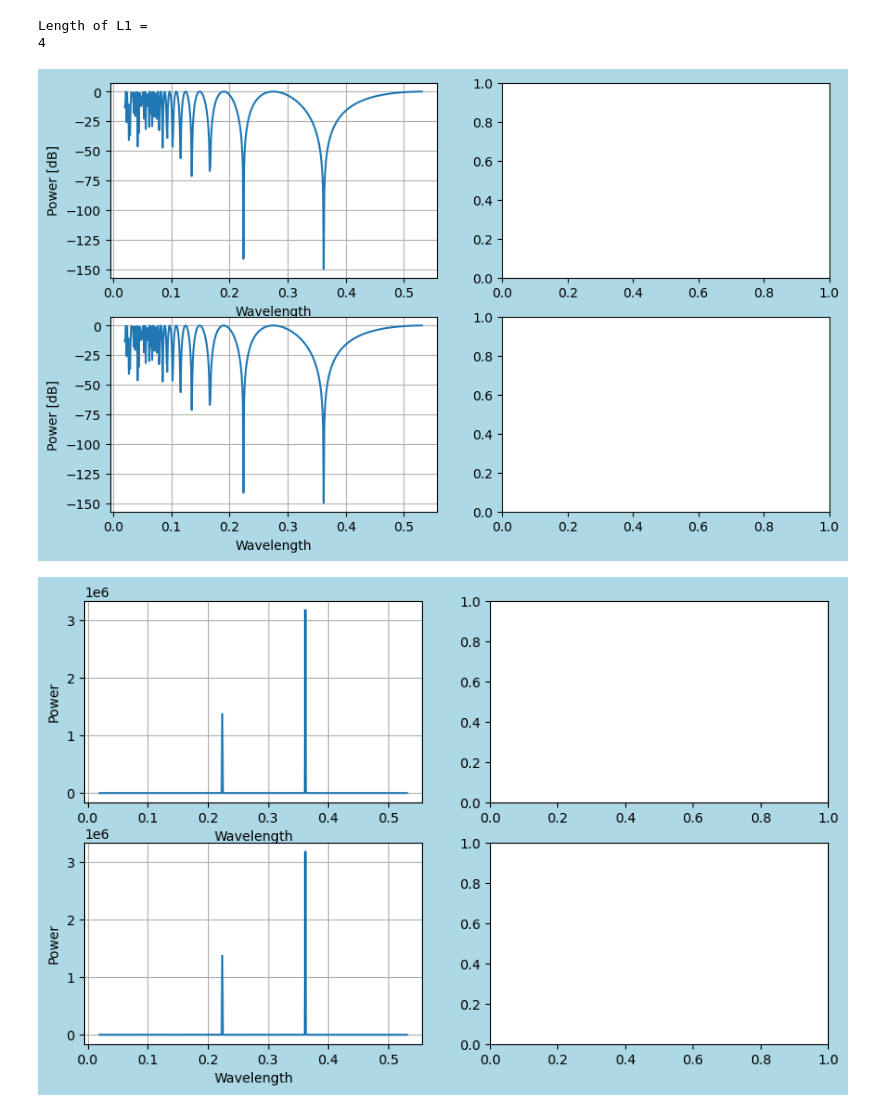
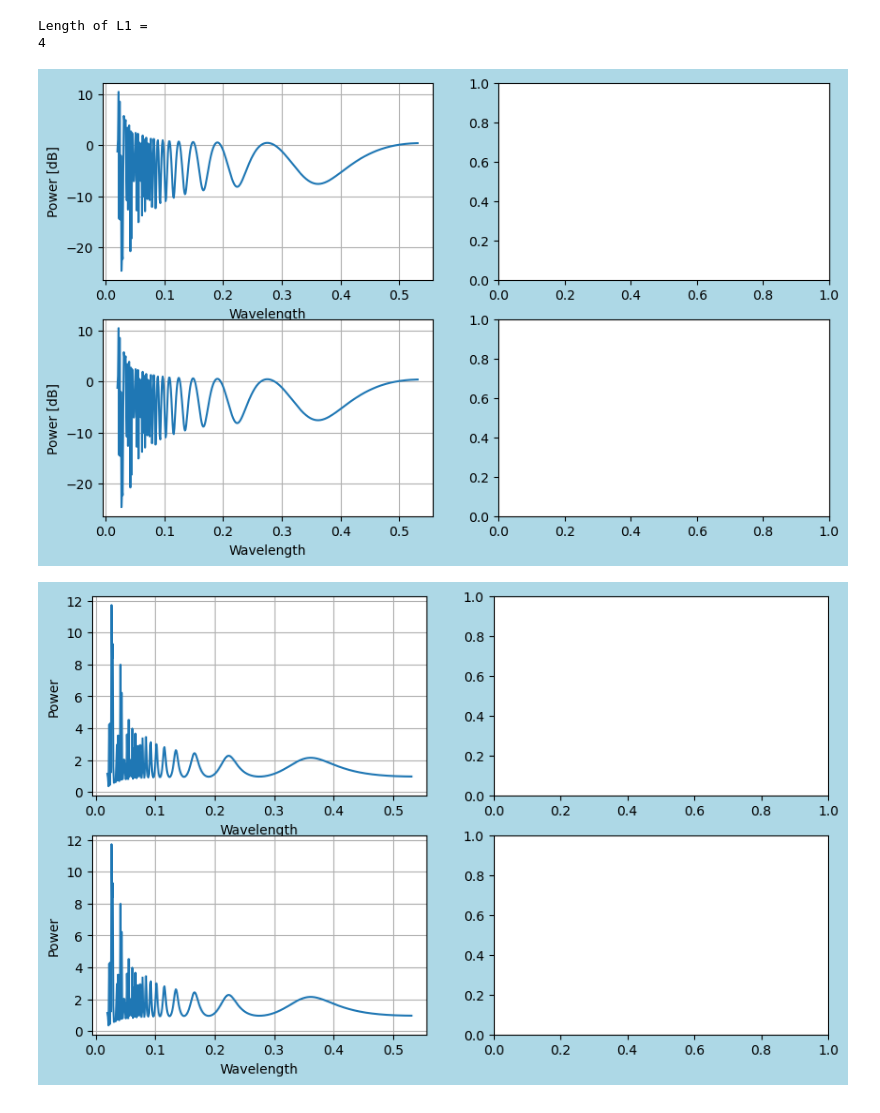
Before and after one commit to tacticstactics/Optical_thin_film_coating, a Jupyter notebook: Antireflection_main.ipynb, the cells around one changed output. Drawn from its saved outputs; the diff is of its cells as text; code cells hidden in the pictures.

```diff
--- a/Antireflection_main.ipynb
+++ b/Antireflection_main.ipynb
@@ -25,8 +25,8 @@ def transfermatrix(wl, n_name, th1):
     sigma = 2 * np.pi * n_index * th1/wl #phase [rad]
 
 
-    TM_intermedate = np.array([[np.cos(sigma),np.exp(1j)*np.sin(sigma)/n_index],
-                               [np.exp(1j)*np.sin(sigma)/n_index,np.cos(sigma)]])
+    TM_intermedate = np.array([[np.cos(sigma),1j*np.sin(sigma)/n_index],
+                               [1j*np.sin(sigma)/n_index,np.cos(sigma)]])
 
     #TM_intermedate = np.array([[1, 0],
     #                           [0,1]])
@@ -94,9 +94,12 @@ for ii in range(mm):
     m21 = TMout[1,0]
     m22 = TMout[1,1]
 
-    s12 = 1/m22
+    t = (2*n0) / ((m11 + m12*ns)*n0 + (m21 + m22*ns))
+    T = t*np.conj(t) * (ns/n0)
+    #s12 = 1/m22
 
-    P1 = np.abs(s12)**2
+    #P1 = np.abs(s12)**2
+    P1 = T
     P2 = P1
 
     P1col[ii] = P1
@@ -109,34 +112,34 @@ for ii in range(mm):
     #P1_phasecol[ii] = P1_Phase
 
     #outer loop ended
 
 
 fig = plt.figure(figsize = (10,6), facecolor='lightblue')
 ax1 = fig.add_subplot(2, 2, 1)
 ax2 = fig.add_subplot(2, 2, 2)
 ax3 = fig.add_subplot(2, 2, 3)
 ax4 = fig.add_subplot(2, 2, 4)
 
 
 ax1.plot(wlcol,P1dBcol)
 ax1.set_xlabel("Wavelength")
 ax1.set_ylabel("Power [dB]")
 ax1.grid()
 #ax1.set_ylim(0,1)
 
 
 
 ax3.plot(wlcol,P2dBcol)
 ax3.grid()
 ax3.set_xlabel("Wavelength")
 ax3.set_ylabel("Power [dB]")
 #ax2.set_ylim(0,1)
 
 plt.show()
 # %% [output]
 Length of L1 =
 4
-[figure, old version]
+[figure, new version]
 # %%
 fig = plt.figure(figsize = (10,6), facecolor='lightblue')
 ax1 = fig.add_subplot(2, 2, 1)
@@ -161,4 +164,4 @@ ax3.set_ylabel("Power")
 
 plt.show()
 # %% [output]
-[figure, old version]
+[figure, new version]
```
Also changed, not shown: 1 other file.
